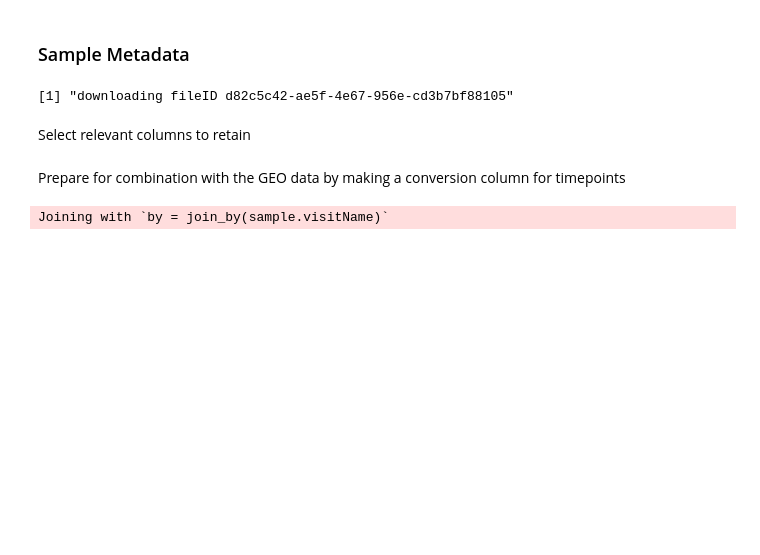
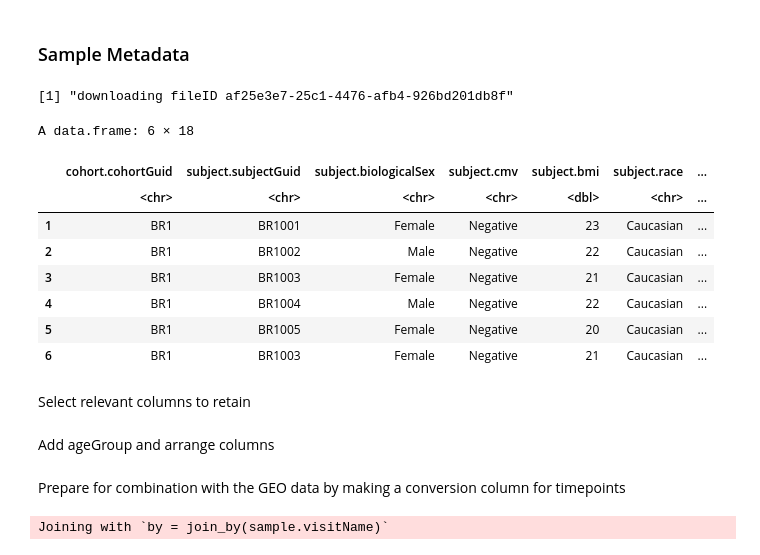
Before and after one commit to aifimmunology/sound-life-scrna-analysis, a Jupyter notebook: 04-file-sets/R_assemble_whole_blood_GEO_data.ipynb, the cells around one changed output. Saved outputs shown, nothing was run; the diff lists cells and outputs as text; code cells hidden in the pictures; blank space fills up the shorter version.

```diff
--- a/04-file-sets/R_assemble_whole_blood_GEO_data.ipynb
+++ b/04-file-sets/R_assemble_whole_blood_GEO_data.ipynb
@@ -87,11 +75,23 @@ nrow(gene_meta)
 # %% [markdown]
 ### Sample Metadata
 # %%
-meta_uuid <- 'd82c5c42-ae5f-4e67-956e-cd3b7bf88105'
+meta_uuid <- 'af25e3e7-25c1-4476-afb4-926bd201db8f'
 meta_file <- cacheFiles(list(meta_uuid))
-sample_meta <- read.csv(meta_file)
+sample_meta <- read.csv(meta_file)[,-1]
 # %% [output]
-[1] "downloading fileID d82c5c42-ae5f-4e67-956e-cd3b7bf88105"
+[1] "downloading fileID af25e3e7-25c1-4476-afb4-926bd201db8f"
+# %%
+head(sample_meta)
+# %% [output]
+A data.frame: 6 × 18
+|  | cohort.cohortGuid | subject.subjectGuid | subject.biologicalSex | subject.cmv | subject.bmi | subject.race | ... |
+|  | <chr> | <chr> | <chr> | <chr> | <dbl> | <chr> | ... |
+| 1 | BR1 | BR1001 | Female | Negative | 23 | Caucasian | ... |
+| 2 | BR1 | BR1002 | Male | Negative | 22 | Caucasian | ... |
+| 3 | BR1 | BR1003 | Female | Negative | 21 | Caucasian | ... |
+| 4 | BR1 | BR1004 | Male | Negative | 22 | Caucasian | ... |
+| 5 | BR1 | BR1005 | Female | Negative | 20 | Caucasian | ... |
+| 6 | BR1 | BR1003 | Female | Negative | 21 | Caucasian | ... |
 # %% [markdown]
 Select relevant columns to retain
 # %%
@@ -101,0 +101,2 @@ sample_meta <- sample_meta %>%
+# %% [markdown]
+Add ageGroup and arrange columns
```
Also changed, not shown: parts of 66 cells of this notebook.
